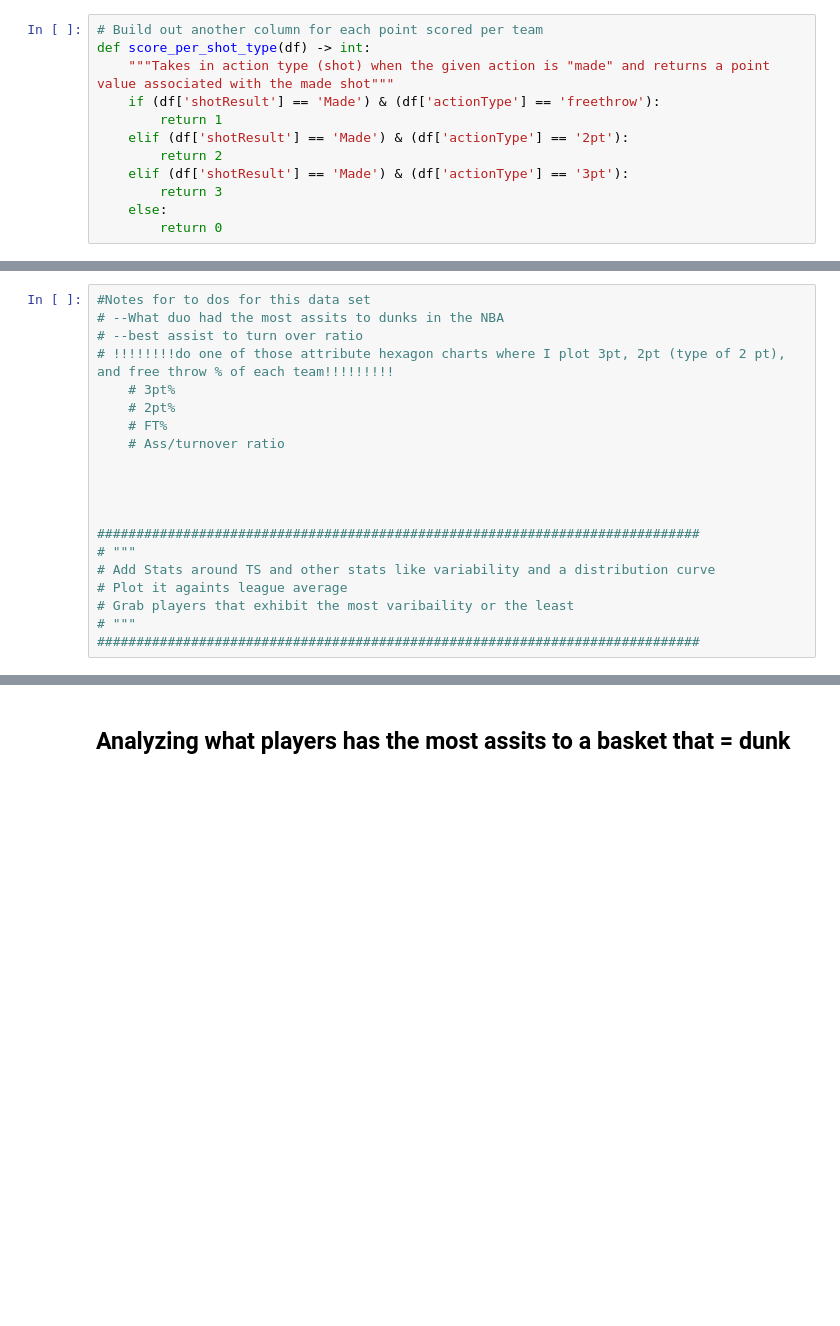
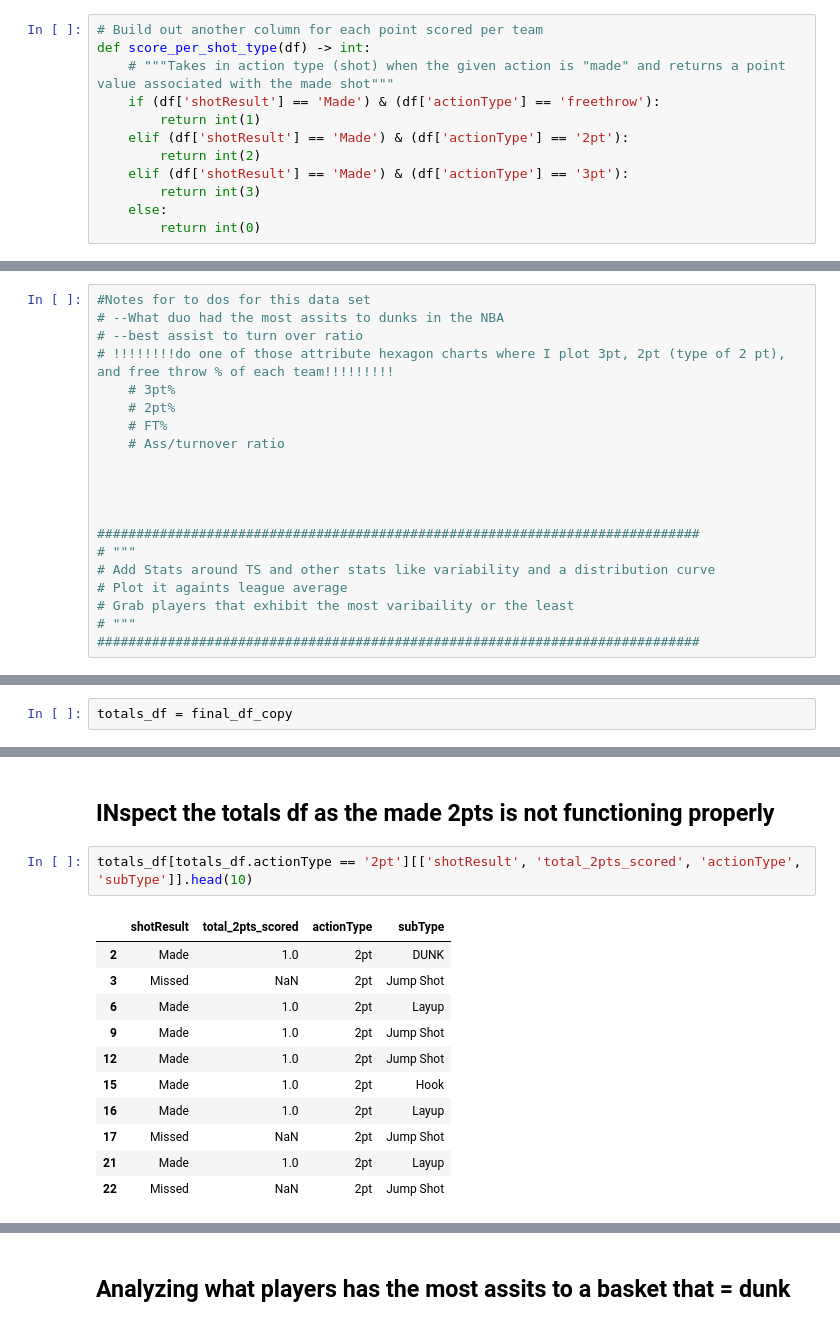
Before and after one commit to zachmort/nba_PBP_analysis, a Jupyter notebook: Season_pbp_20-21.ipynb, the cells around one changed output, grey strips where cells are left out. Drawn from its saved outputs; the diff is of its cells as text; blank space fills up the shorter version.

```diff
--- a/Season_pbp_20-21.ipynb
+++ b/Season_pbp_20-21.ipynb
@@ -445,15 +447,15 @@ array(['3pt', 'freethrow', '2pt'], dtype=object)
 # %%
 # Build out another column for each point scored per team
 def score_per_shot_type(df) -> int:
-    """Takes in action type (shot) when the given action is "made" and returns a point value associated with the made shot"""
+    # """Takes in action type (shot) when the given action is "made" and returns a point value associated with the made shot"""
     if (df['shotResult'] == 'Made') & (df['actionType'] == 'freethrow'):
-        return 1
+        return int(1)
     elif (df['shotResult'] == 'Made') & (df['actionType'] == '2pt'):
-        return 2
+        return int(2)
     elif (df['shotResult'] == 'Made') & (df['actionType'] == '3pt'):
-        return 3
+        return int(3)
     else:
-        return 0
+        return int(0)
 # %%
 df_clutch_final['score_value'] = df_clutch_final.apply(score_per_shot_type, axis=1)
 # %% [output]
@@ -532,0 +538,2 @@ px.scatter(top_5_per_team, x=top_5_per_team.teamTricode, y=top_5_per_team.percen
+# %%
+totals_df = final_df_copy
@@ -532,0 +597,16 @@ px.scatter(top_5_per_team, x=top_5_per_team.teamTricode, y=top_5_per_team.percen
+# %% [markdown]
+## INspect the totals df as the made 2pts is not functioning properly
+# %%
+totals_df[totals_df.actionType == '2pt'][['shotResult', 'total_2pts_scored', 'actionType', 'subType']].head(10)
+# %% [output]
+|  | shotResult | total_2pts_scored | actionType | subType |
+| 2 | Made | 1.0 | 2pt | DUNK |
+| 3 | Missed | NaN | 2pt | Jump Shot |
+| 6 | Made | 1.0 | 2pt | Layup |
+| 9 | Made | 1.0 | 2pt | Jump Shot |
+| 12 | Made | 1.0 | 2pt | Jump Shot |
+| 15 | Made | 1.0 | 2pt | Hook |
+| 16 | Made | 1.0 | 2pt | Layup |
+| 17 | Missed | NaN | 2pt | Jump Shot |
+| 21 | Made | 1.0 | 2pt | Layup |
+| 22 | Missed | NaN | 2pt | Jump Shot |
```
Also changed, not shown: parts of 11 cells of this notebook.
